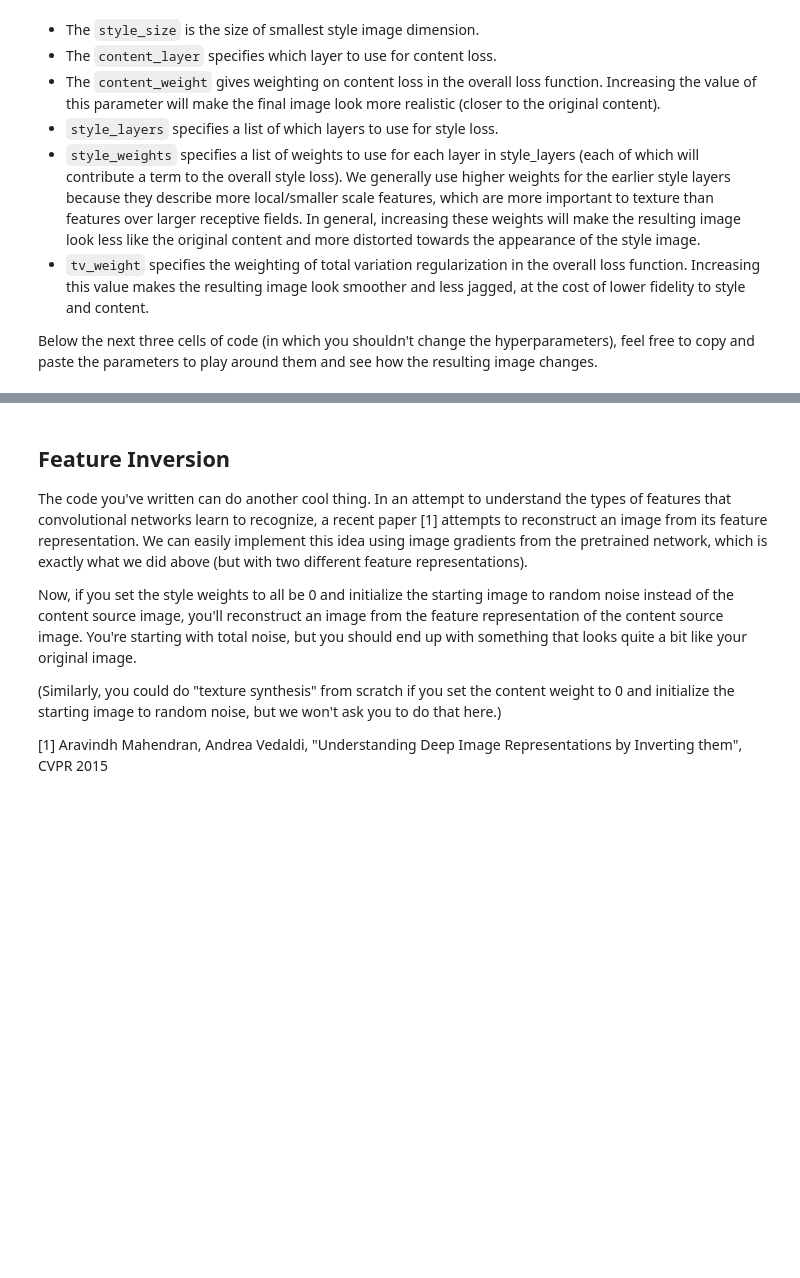
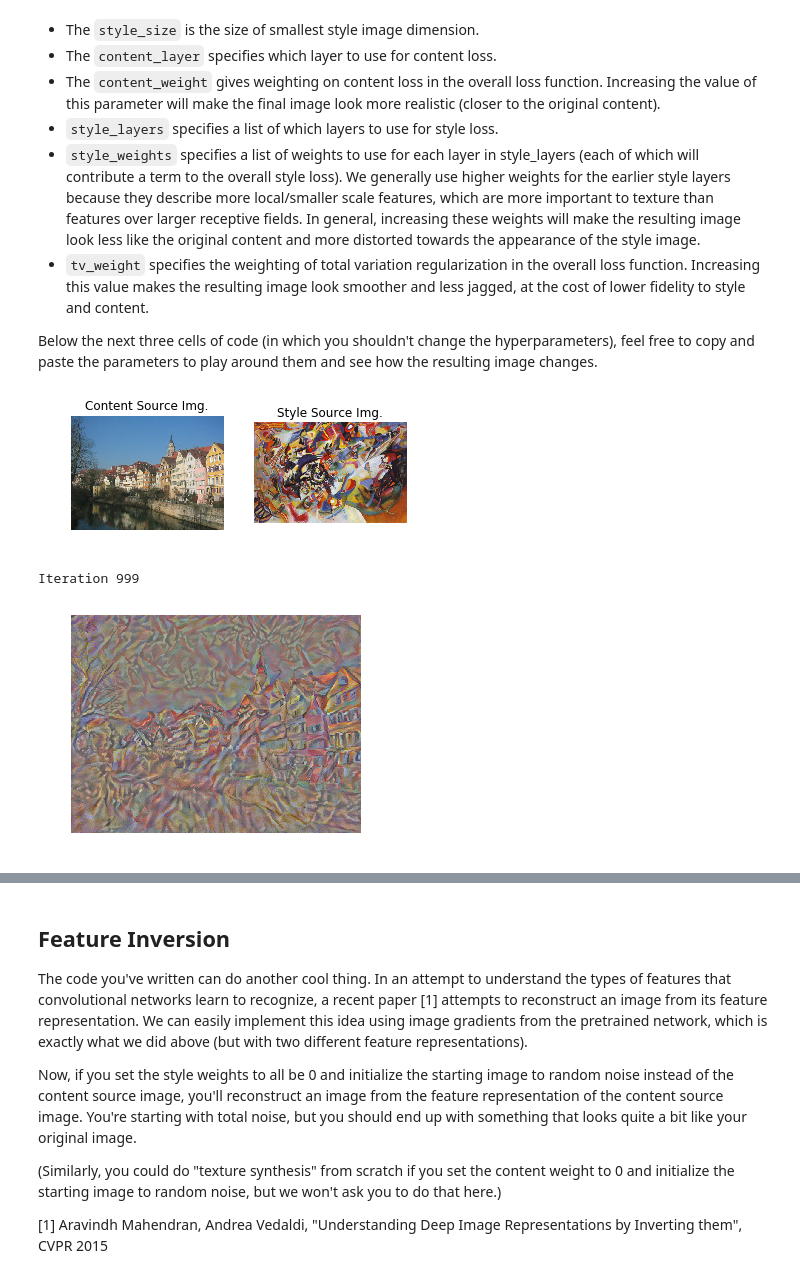
Before and after one commit to zhangguobin/cs231n, a Jupyter notebook: assignment3/StyleTransfer-TensorFlow-Der-Schrei.ipynb, the cells around one changed output, grey strips where cells are left out. Drawn from its saved outputs; the diff is of its cells as text; code cells hidden in the pictures; blank space fills up the shorter version.

Commit message:
Play with the parameters
learning rate
clip during training
ratio between content weight and style weight
random noise image as the start point

Signed-off-by: Guobin Zhang <zzggbb@gmail.com>

```diff
--- a/assignment3/StyleTransfer-TensorFlow-Der-Schrei.ipynb
+++ b/assignment3/StyleTransfer-TensorFlow-Der-Schrei.ipynb
@@ -282,7 +282,7 @@ def style_transfer(content_image, style_image, image_size, style_size, content_l
     loss = c_loss + s_loss + t_loss
 
     # Set up optimization hyperparameters
-    initial_lr = 1e1
+    initial_lr = 3.0
     decayed_lr = 0.1
     decay_lr_at = 400
     max_iter = 1000
@@ -346,16 +346,21 @@ Below the next three cells of code (in which you shouldn't change the hyperparam
 # %%
 # Composition VII + Tubingen
 params1 = {
     'content_image' : 'styles/tubingen.jpg',
     'style_image' : 'styles/composition_vii.jpg',
-    'image_size':512,
-    'style_size':512,
-    'content_layer':12,
-    'content_weight':5e0,
-    'style_layers':[0, 3, 6, 11, 16],
-    'style_weights':[1e2, 1e2, 1e2, 1e2, 1e2],
-    'tv_weight':1e-3
+    'image_size' : 512,
+    'style_size' : 512,
+    'content_layer' : 12,
+    'content_weight' : 5e0,
+    'style_layers' : [0, 3, 6, 11, 16],
+    'style_weights' : [1e2, 1e2, 1e2, 1e2, 1e2],
+    'tv_weight' : 1e-3,
+    'init_random' : True
 }
 
 style_transfer(**params1)
+# %% [output]
+[figure, added]
+Iteration 999
+[figure, added]
 # %%
```
Also changed, not shown: parts of 21 cells of this notebook, 2 other files.
